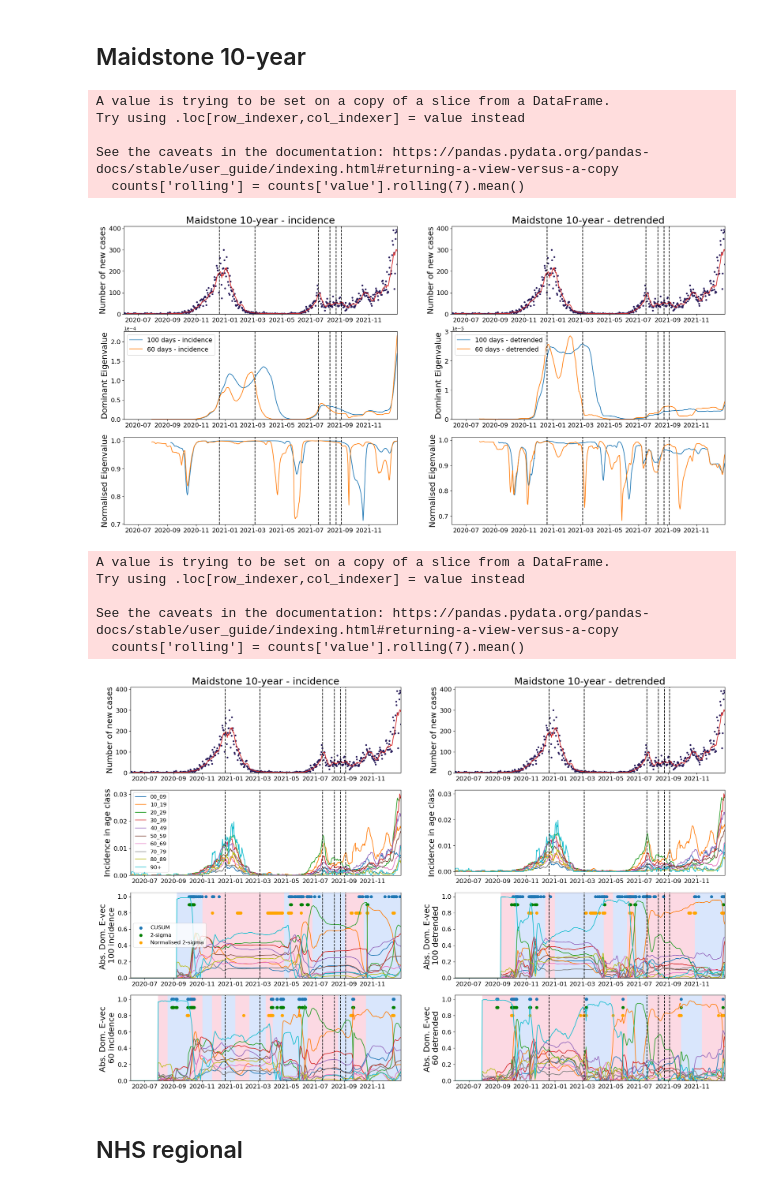
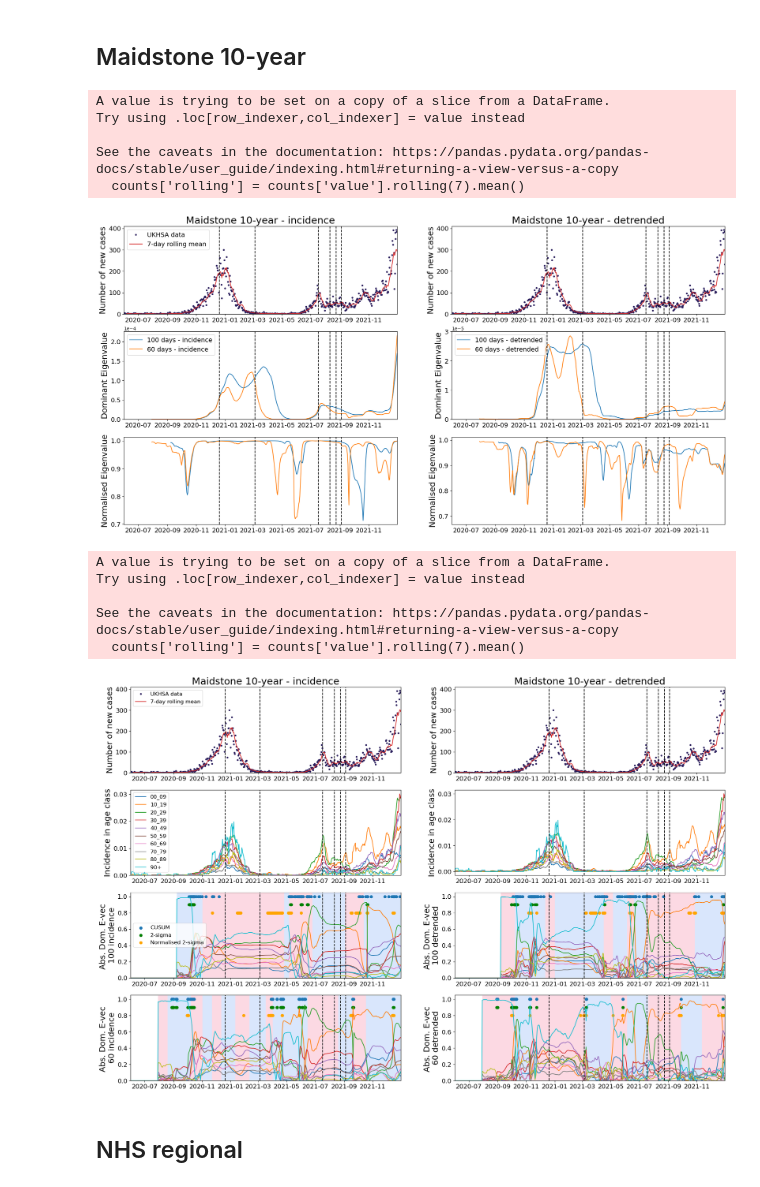
Before and after one commit to joshlooks/covariance-matrix, a Jupyter notebook: covid_eigs_final.ipynb, the cells around one changed output. Cells and saved outputs as stored; diff of their text form; code cells hidden in the pictures.

Commit message:
cleaning repo and plots

```diff
--- a/covid_eigs_final.ipynb
+++ b/covid_eigs_final.ipynb
@@ -254,8 +254,8 @@ counts = cases_plot[cases_plot['area_name']=='Maidstone']
 fig, axs = plt.subplots(nrows=3,ncols=2,figsize=(24,12))
 counts['rolling'] = counts['value'].rolling(7).mean()
 counts = counts.reset_index()
-axs[0,0].plot(counts['date'],counts['value'],'.',color='#2A1E5C')
-axs[0,0].plot(counts['date'],counts['rolling'],color='#D62828')
+axs[0,0].plot(counts['date'],counts['value'],'.',color='#2A1E5C',label='UKHSA data')
+axs[0,0].plot(counts['date'],counts['rolling'],color='#D62828',label='7-day rolling mean')
 axs[0,0].set_ylim((0,410))
 axs[0,0].set_title('Maidstone 10-year - incidence',fontsize=22)
 axs[0,0].set_ylabel('Number of new cases',fontsize=18)
@@ -271,38 +271,39 @@ axs[1,1].set_ylim((0,3e-5))
 axs[1,0].set_ylabel('Dominant Eigenvalue',fontsize=18)
 axs[2,0].set_ylabel('Normalised Eigenvalue', fontsize=18)
 axs[1,0].legend(fontsize=14,loc='upper left')
+axs[0,0].legend(fontsize=14,loc='upper left')
 
 axs[0,1].plot(counts['date'],counts['value'],'.',color='#2A1E5C')
 axs[0,1].plot(counts['date'],counts['rolling'],color='#D62828')
 axs[0,1].set_ylim((0,410))
 axs[0,1].set_title('Maidstone 10-year - detrended',fontsize=22)
 axs[0,1].set_ylabel('Number of new cases',fontsize=18)
 axs[1,1].plot(counts['date'],cov_100_total_det,label='100 days - detrended')
 axs[2,1].plot(counts['date'],cov_100_var_det,label='100 days - detrended')
 axs[1,1].plot(counts['date'],cov_60_total_det,label='60 days - detrended')
 axs[2,1].plot(counts['date'],cov_60_var_det,label='60 days - detrended')
 axs[1,1].set_xlim([counts['date'].to_numpy()[0],counts['date'].to_numpy()[-1]])
 axs[2,1].set_xlim([counts['date'].to_numpy()[0],counts['date'].to_numpy()[-1]])
 axs[1,1].set_ylabel('Dominant Eigenvalue',fontsize=18)
 axs[2,1].set_ylabel('Normalised Eigenvalue', fontsize=18)
 axs[1,1].legend(fontsize=14,loc='upper left')
 for i in range(3):
     for j in range(2):
         axs[i,j].set_xlim([counts['date'].to_numpy()[0],counts['date'].to_numpy()[-1]])
         ax = axs[i,j].twinx()
         ax.vlines(x=ltla_transitions['Maidstone'][:-1],ymin=-1,ymax=1,color='k',label='Critical Transition',linestyle='--')
         ax.set_ylim((-1,1))
         ax.get_yaxis().set_ticks([])
         axs[i,j].tick_params(axis='both',labelsize=14)
 plt.savefig("Figures/10yearevalues.pdf",dpi=2400,bbox_inches='tight')
 plt.show()
 # %% [output]
 A value is trying to be set on a copy of a slice from a DataFrame.
 Try using .loc[row_indexer,col_indexer] = value instead
 
 See the caveats in the documentation: https://pandas.pydata.org/pandas-docs/stable/user_guide/indexing.html#returning-a-view-versus-a-copy
   counts['rolling'] = counts['value'].rolling(7).mean()
-[figure, old version]
+[figure, new version]
 # %%
 labs = ['00_09', '10_19', '20_29', '30_39', '40_49', '50_59', '60_69', '70_79','80_89', '90+']
 counts = cases_plot[cases_plot['area_name']=='Maidstone']
@@ -311,11 +312,12 @@ fig, axs = plt.subplots(nrows=4,ncols=2,figsize=(24,16))
 counts['rolling'] = counts['value'].rolling(7).mean()
 counts = counts.reset_index()
 
-axs[0,0].plot(counts['date'],counts['value'],'.',color='#2A1E5C')
-axs[0,0].plot(counts['date'],counts['rolling'],color='#D62828')
+axs[0,0].plot(counts['date'],counts['value'],'.',color='#2A1E5C',label='UKHSA data')
+axs[0,0].plot(counts['date'],counts['rolling'],color='#D62828',label='7-day rolling mean')
 axs[0,0].set_ylim((0,410))
 axs[0,0].set_title('Maidstone 10-year - incidence',fontsize=22)
 axs[0,0].set_ylabel('Number of new cases',fontsize=18)
+axs[0,0].legend(fontsize=12,loc='upper left')
 
 for i in range(len(labs)):
     t = wide_data_incidence.Maidstone[labs[i]]
@@ -392,7 +394,7 @@ Try using .loc[row_indexer,col_indexer] = value instead
 
 See the caveats in the documentation: https://pandas.pydata.org/pandas-docs/stable/user_guide/indexing.html#returning-a-view-versus-a-copy
   counts['rolling'] = counts['value'].rolling(7).mean()
-[figure, old version]
+[figure, new version]
 # %% [markdown]
 ## NHS regional
 # %%
```
Also changed, not shown: parts of 4 cells of this notebook, 37 other files.
